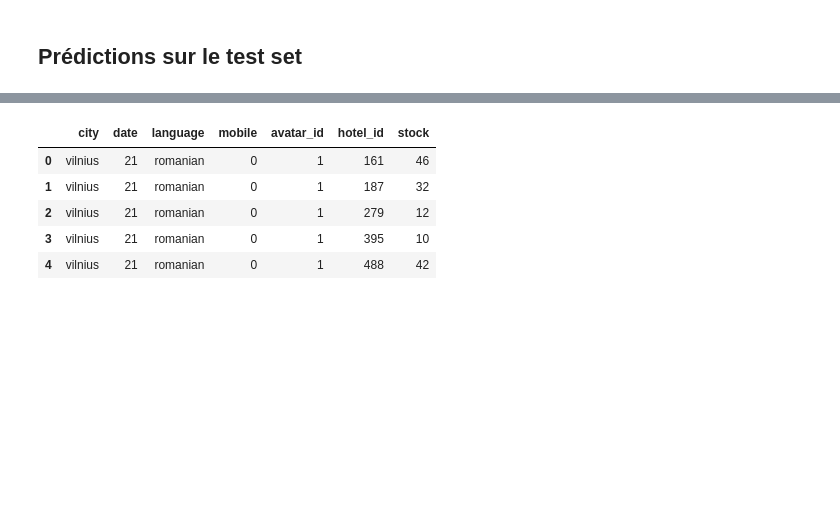
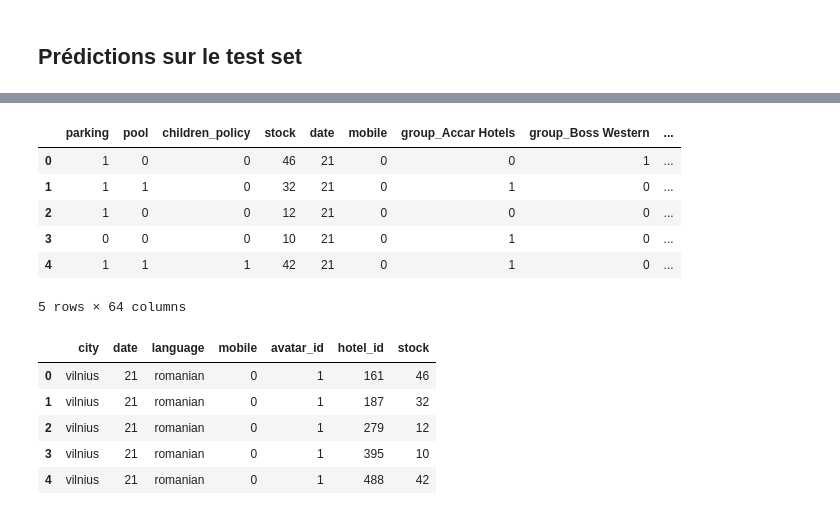
Before and after one commit to njulia1/Defi-IA-2023, a Jupyter notebook: Random Forest .ipynb, the cells around one changed output, grey strips where cells are left out. Cells and saved outputs as stored; diff of their text form; code cells hidden in the pictures; blank space fills up the shorter version.

```diff
--- a/Random Forest .ipynb
+++ b/Random Forest .ipynb
@@ -139,0 +174,11 @@ plt.show()
+# %%
+df = pd.get_dummies(df, columns = ['group', 'city', 'brand', 'language'])
+df.head()
+# %% [output]
+|  | parking | pool | children_policy | stock | date | mobile | group_Accar Hotels | group_Boss Western | ... |
+| 0 | 1 | 0 | 0 | 46 | 21 | 0 | 0 | 1 | ... |
+| 1 | 1 | 1 | 0 | 32 | 21 | 0 | 1 | 0 | ... |
+| 2 | 1 | 0 | 0 | 12 | 21 | 0 | 0 | 0 | ... |
+| 3 | 0 | 0 | 0 | 10 | 21 | 0 | 1 | 0 | ... |
+| 4 | 1 | 1 | 1 | 42 | 21 | 0 | 1 | 0 | ... |
+5 rows × 64 columns
```
Also changed, not shown: parts of 11 cells of this notebook, 5 other files.
